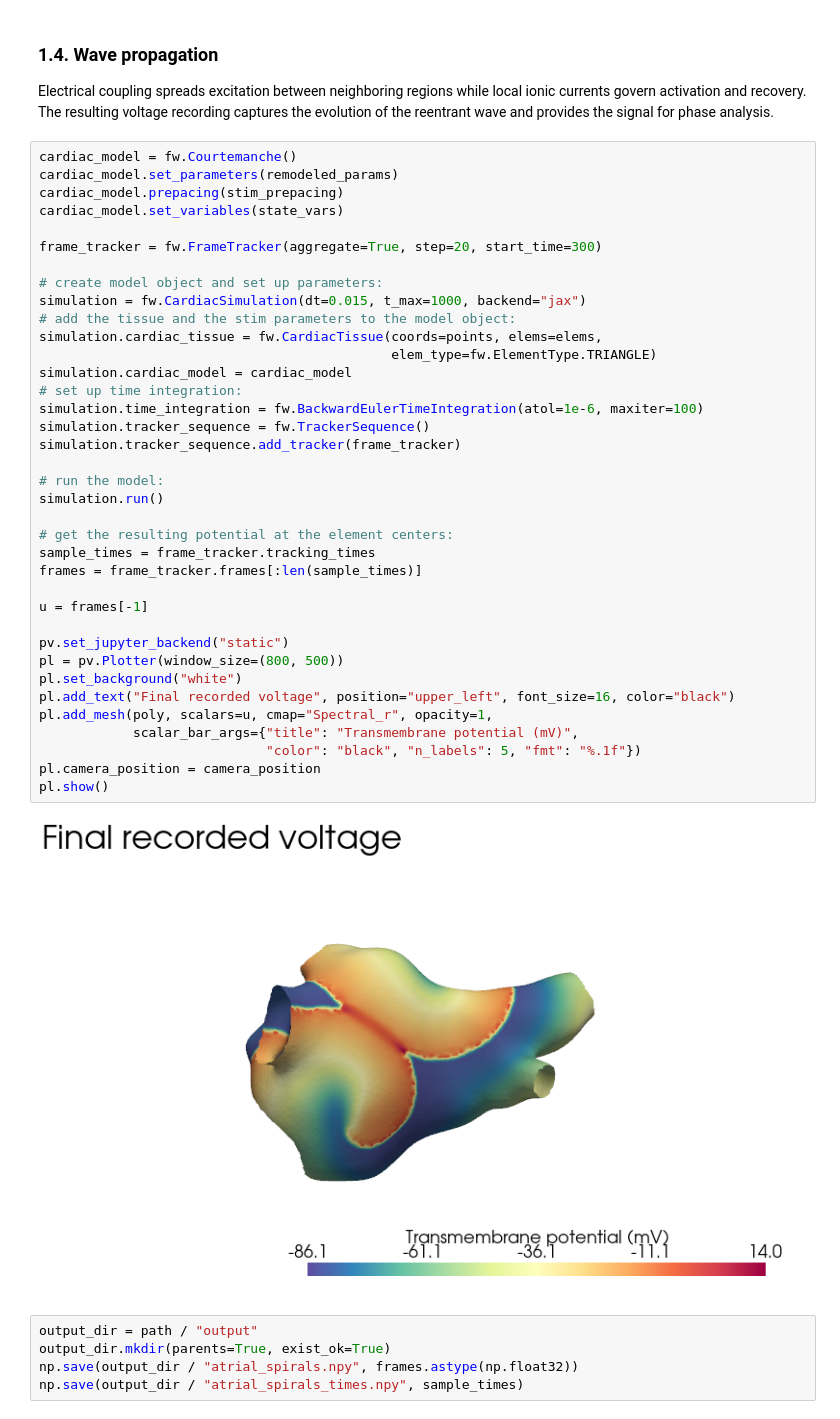
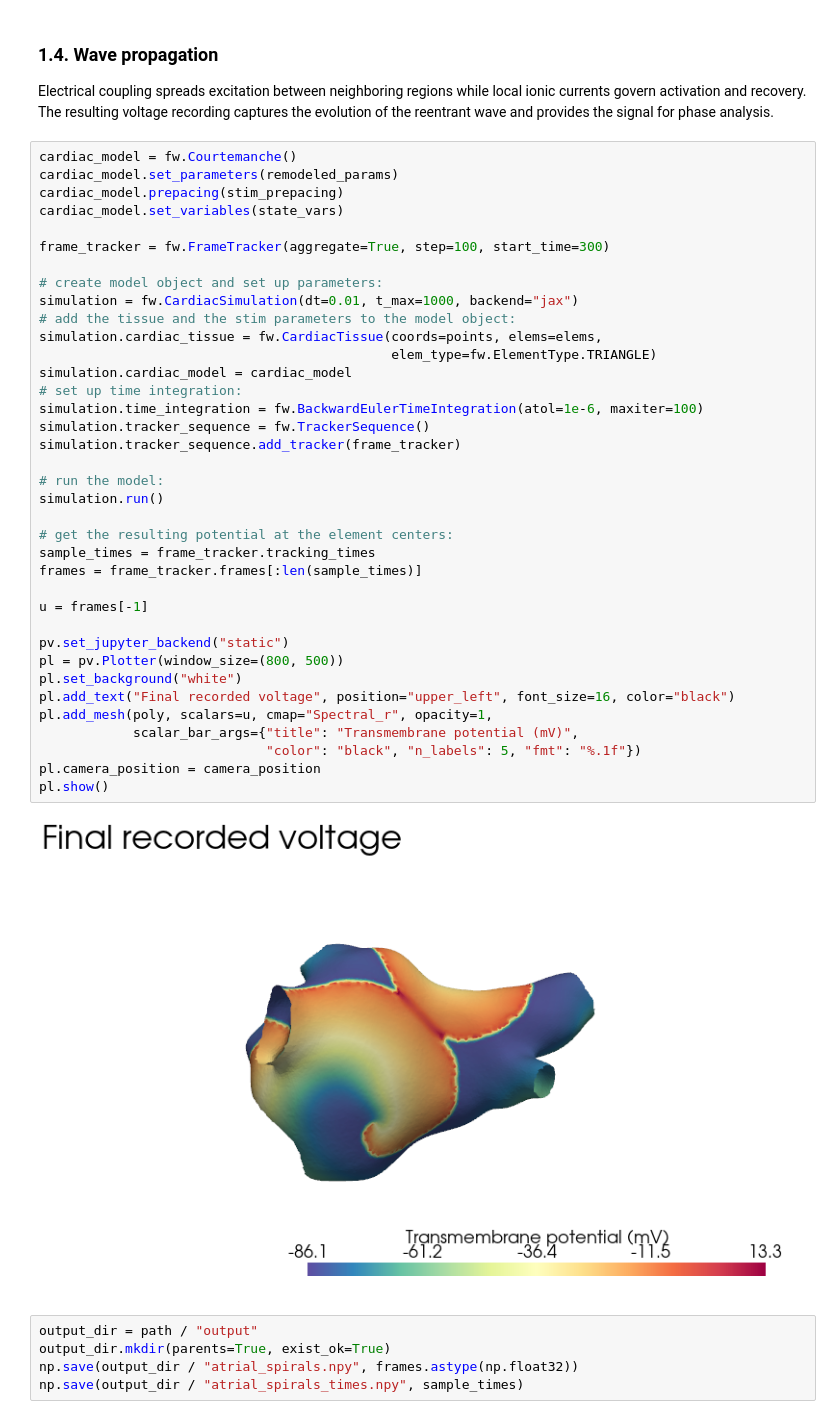
Before and after one commit to finitewave/Finitewave-Tools, a Jupyter notebook: Tutorials/Phase Mapping.ipynb, the cells around one changed output. Cells and saved outputs as stored; diff of their text form.

```diff
--- a/Tutorials/Phase Mapping.ipynb
+++ b/Tutorials/Phase Mapping.ipynb
@@ -166,39 +166,39 @@ cardiac_model.set_parameters(remodeled_params)
 cardiac_model.prepacing(stim_prepacing)
 cardiac_model.set_variables(state_vars)
 
-frame_tracker = fw.FrameTracker(aggregate=True, step=20, start_time=300)
+frame_tracker = fw.FrameTracker(aggregate=True, step=100, start_time=300)
 
 # create model object and set up parameters:
-simulation = fw.CardiacSimulation(dt=0.015, t_max=1000, backend="jax")
+simulation = fw.CardiacSimulation(dt=0.01, t_max=1000, backend="jax")
 # add the tissue and the stim parameters to the model object:
 simulation.cardiac_tissue = fw.CardiacTissue(coords=points, elems=elems,
                                              elem_type=fw.ElementType.TRIANGLE)
 simulation.cardiac_model = cardiac_model
 # set up time integration:
 simulation.time_integration = fw.BackwardEulerTimeIntegration(atol=1e-6, maxiter=100)
 simulation.tracker_sequence = fw.TrackerSequence()
 simulation.tracker_sequence.add_tracker(frame_tracker)
 
 # run the model:
 simulation.run()
 
 # get the resulting potential at the element centers:
 sample_times = frame_tracker.tracking_times
 frames = frame_tracker.frames[:len(sample_times)]
 
 u = frames[-1]
 
 pv.set_jupyter_backend("static")
 pl = pv.Plotter(window_size=(800, 500))
 pl.set_background("white")
 pl.add_text("Final recorded voltage", position="upper_left", font_size=16, color="black")
 pl.add_mesh(poly, scalars=u, cmap="Spectral_r", opacity=1,
             scalar_bar_args={"title": "Transmembrane potential (mV)",
                              "color": "black", "n_labels": 5, "fmt": "%.1f"})
 pl.camera_position = camera_position
 pl.show()
 # %% [output]
-[figure, old version]
+[figure, new version]
 # %%
 output_dir = path / "output"
 output_dir.mkdir(parents=True, exist_ok=True)
```
Also changed, not shown: parts of 5 cells of this notebook, 6 other files.
